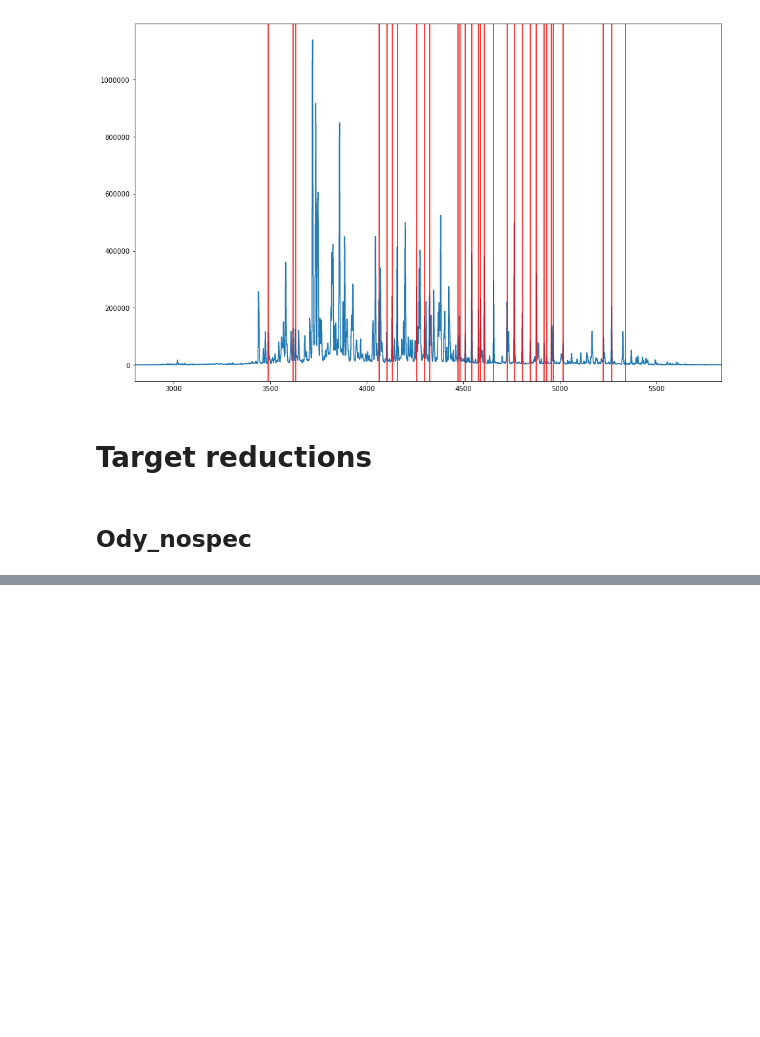
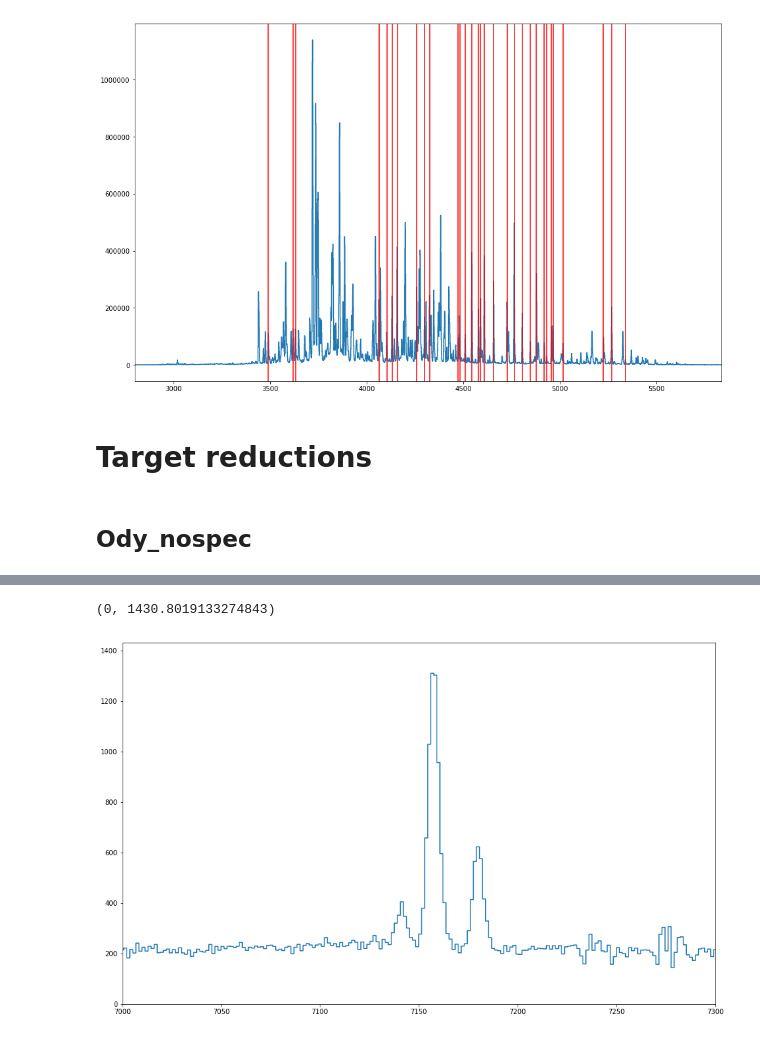
Before and after one commit to deerow22/data_reduction_scrap, a Jupyter notebook: my data reduction_scrap.ipynb, the cells around one changed output, grey strips where cells are left out. Drawn from its saved outputs; the diff is of its cells as text; code cells hidden in the pictures; blank space fills up the shorter version.

```diff
--- a/my data reduction_scrap.ipynb
+++ b/my data reduction_scrap.ipynb
@@ -424,0 +487,15 @@ bcomb = reduce_dblspec.combine_imgs(bspecs)
+# %%
+#extracts a 1D spectrum for targets based on sum of fluxes & gives uncertainities
+
+
+flux, unc = subimg.extract_spectrum((330,350)) #extracts spec using edges of the aperture along the spatial axis
+# %%
+#Red side plotting 1D spectrum
+
+wl = rds.pixtowl(np.arange(len(flux))) #wavelengths determined by arc & dispersion soln - space evenly to length of flux array
+plt.step(wl, flux) #plot step line x axis=wavelength, y axis = flux values
+plt.xlim(7000, 7300)
+plt.ylim(0, plt.ylim()[-1])
+# %% [output]
+(0, 1430.8019133274843)
+[figure, added]
```
Also changed, not shown: parts of 8 cells of this notebook.
